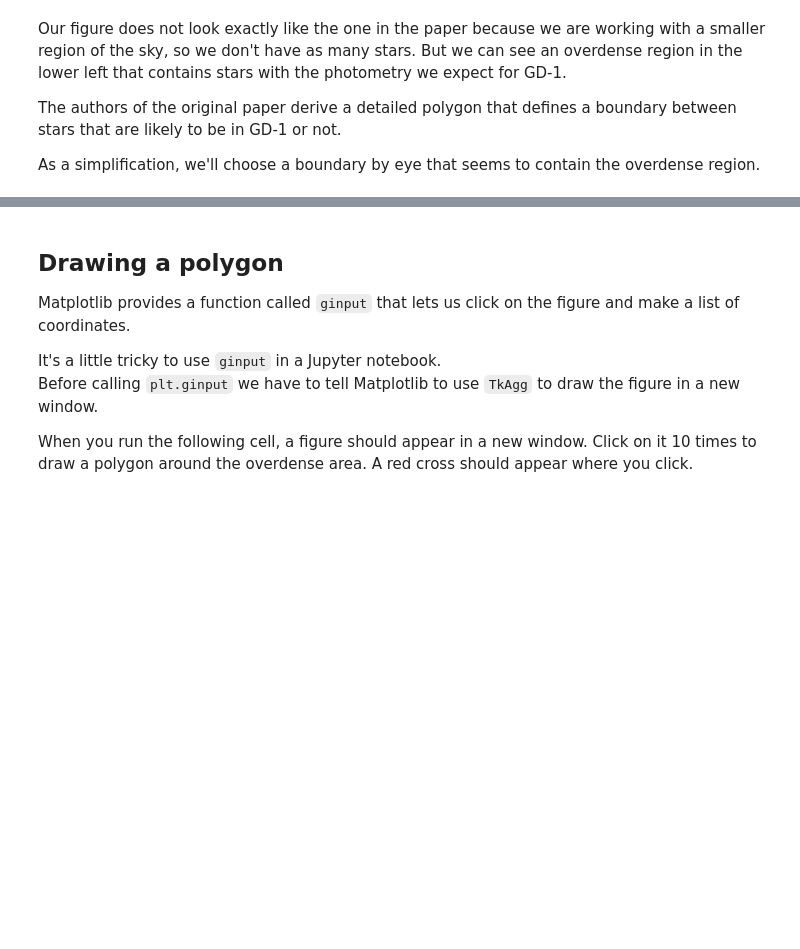
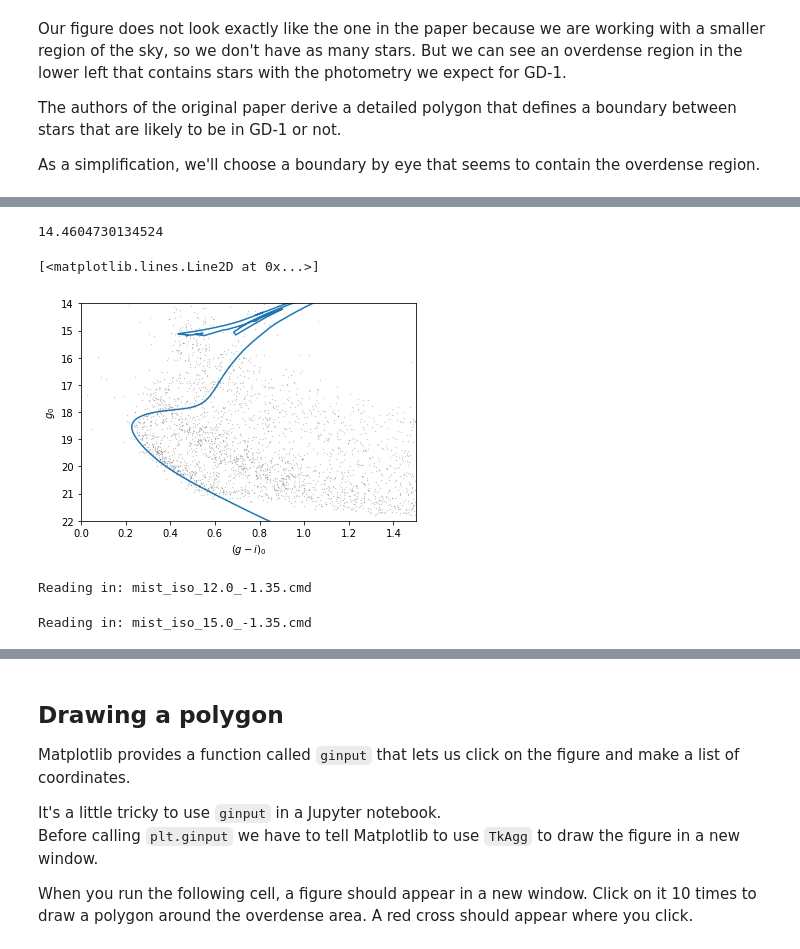
Before and after one commit to AllenDowney/AstronomicalData, a Jupyter notebook: 06_photo.ipynb, the cells around one changed output, grey strips where cells are left out. Drawn from its saved outputs; the diff is of its cells as text; code cells hidden in the pictures; blank space fills up the shorter version.

```diff
--- a/06_photo.ipynb
+++ b/06_photo.ipynb
@@ -130,0 +170,5 @@ As a simplification, we'll choose a boundary by eye that seems to contain the ov
+# %%
+import read_mist_models
+
+filename = 'mist_iso_12.0_-1.35.cmd'
+iso = read_mist_models.ISOCMD(filename)
@@ -130,0 +197,5 @@ As a simplification, we'll choose a boundary by eye that seems to contain the ov
+# %%
+from astropy.table import Table
+
+iso_table = Table(iso.isocmds[0])
+iso_table[:5]
@@ -130,0 +231,20 @@ As a simplification, we'll choose a boundary by eye that seems to contain the ov
+# %%
+import astropy.coordinates as coord
+import astropy.units as u
+
+distance = 7.8 * u.kpc
+dm = coord.Distance(distance).distmod.value
+dm
+# %% [output]
+14.4604730134524
+# %%
+g = iso_table['PS_g'] + dm
+gi = iso_table['PS_g'] - iso_table['PS_i']
+# %%
+import matplotlib.pyplot as plt
+
+plot_cmd(photo_table)
+plt.plot(gi, g)
+# %% [output]
+[<matplotlib.lines.Line2D at 0x...>]
+[figure, added]
@@ -130,0 +264,12 @@ As a simplification, we'll choose a boundary by eye that seems to contain the ov
+# %%
+filename = 'mist_iso_12.0_-1.35.cmd'
+
+gi1, g1 = read_and_clean_cmd(filename, distance)
+# %% [output]
+Reading in: mist_iso_12.0_-1.35.cmd
+# %%
+filename = 'mist_iso_15.0_-1.35.cmd'
+
+gi2, g2 = read_and_clean_cmd(filename, distance)
+# %% [output]
+Reading in: mist_iso_15.0_-1.35.cmd
```
Also changed, not shown: parts of 18 cells of this notebook, 6 other files.
